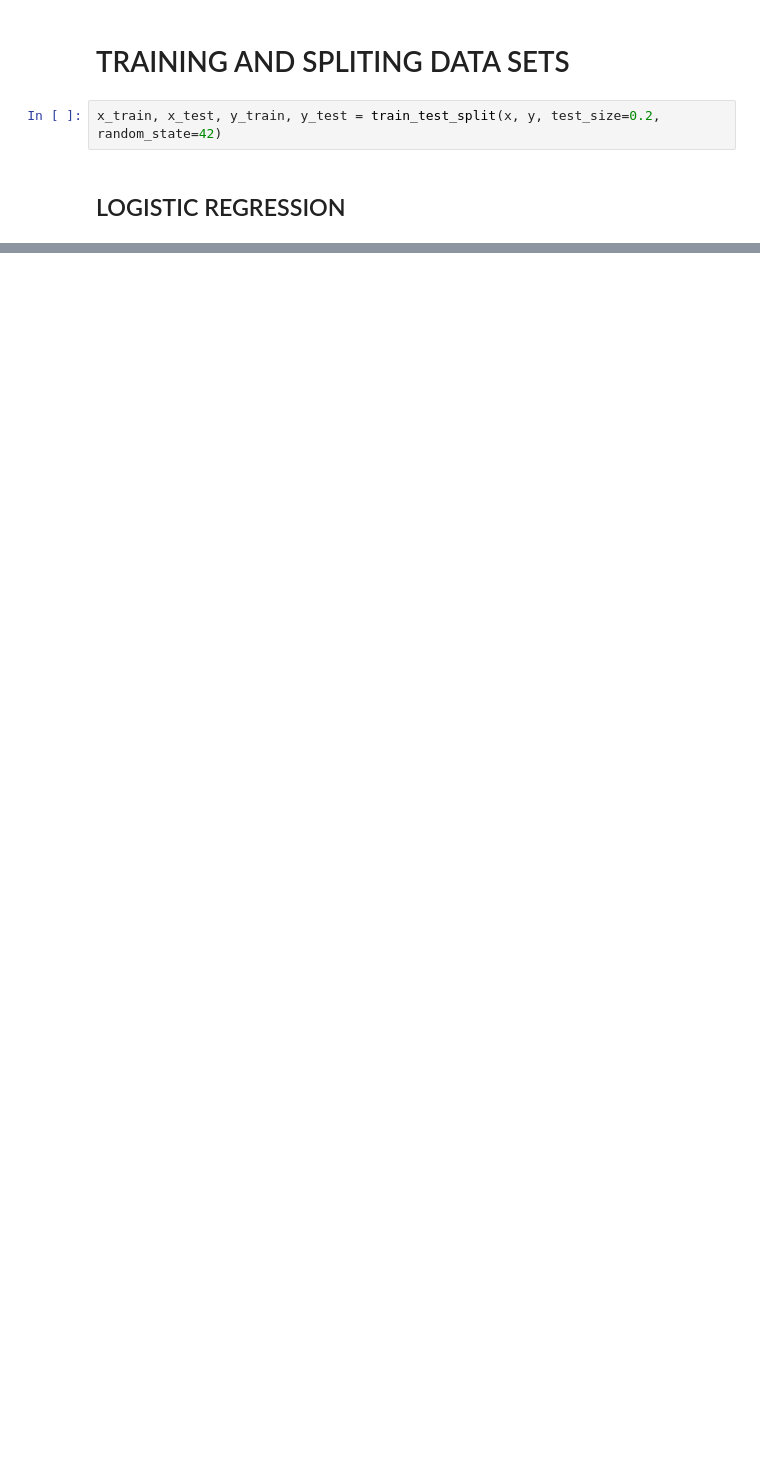
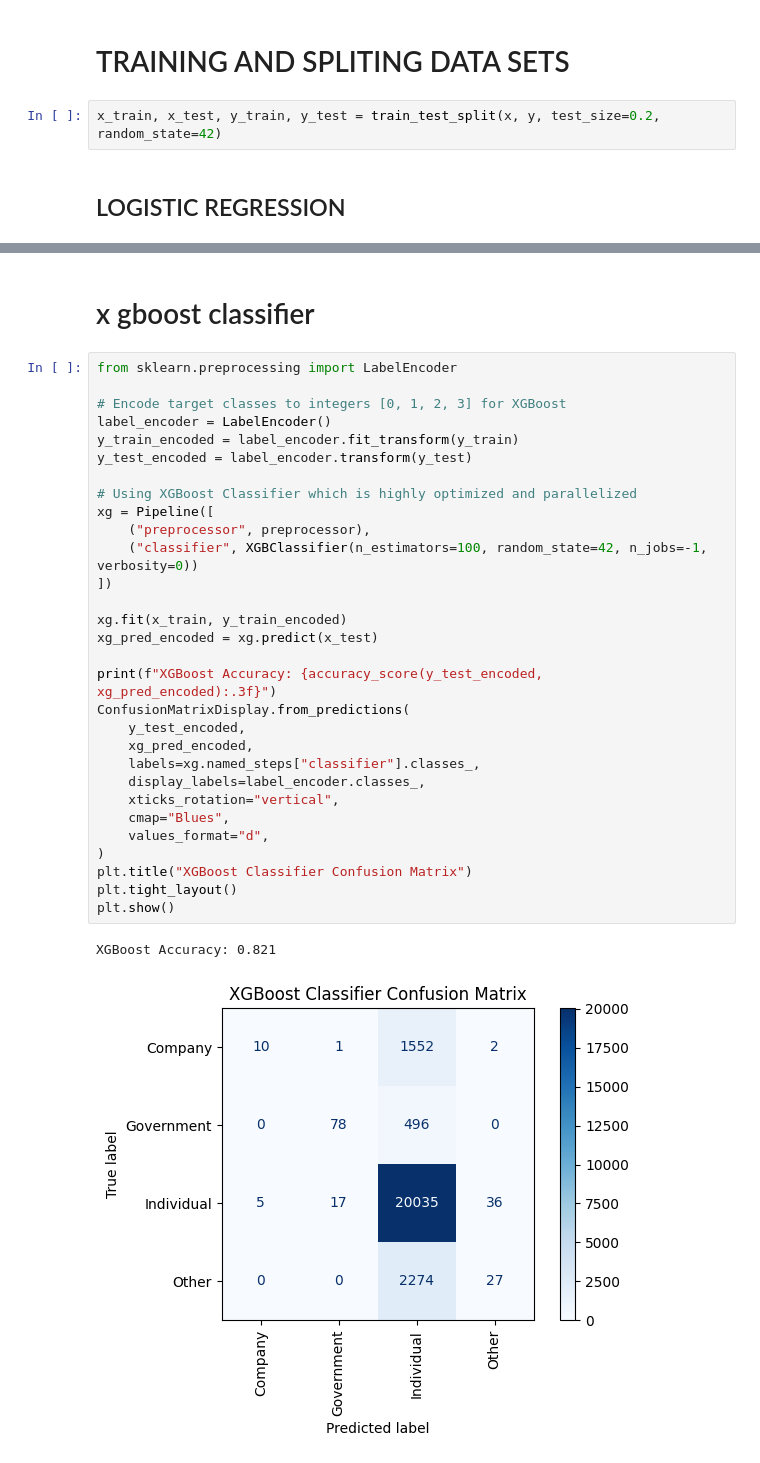
Before and after one commit to derrick4411/land-title-verification-ownership-intelligence-system, a Jupyter notebook: land_intelligence.ipynb, the cells around one changed output, grey strips where cells are left out. Saved outputs shown, nothing was run; the diff lists cells and outputs as text; blank space fills up the shorter version.

```diff
--- a/land_intelligence.ipynb
+++ b/land_intelligence.ipynb
@@ -381,0 +474,35 @@ LogisticRegression does not accept missing values encoded as NaN natively. For s
+# %% [markdown]
+# x gboost classifier
+# %%
+from sklearn.preprocessing import LabelEncoder
+
+# Encode target classes to integers [0, 1, 2, 3] for XGBoost
+label_encoder = LabelEncoder()
+y_train_encoded = label_encoder.fit_transform(y_train)
+y_test_encoded = label_encoder.transform(y_test)
+
+# Using XGBoost Classifier which is highly optimized and parallelized
+xg = Pipeline([
+    ("preprocessor", preprocessor),
+    ("classifier", XGBClassifier(n_estimators=100, random_state=42, n_jobs=-1, verbosity=0))
+])
+
+xg.fit(x_train, y_train_encoded)
+xg_pred_encoded = xg.predict(x_test)
+
+print(f"XGBoost Accuracy: {accuracy_score(y_test_encoded, xg_pred_encoded):.3f}")
+ConfusionMatrixDisplay.from_predictions(
+    y_test_encoded,
+    xg_pred_encoded,
+    labels=xg.named_steps["classifier"].classes_,
+    display_labels=label_encoder.classes_,
+    xticks_rotation="vertical",
+    cmap="Blues",
+    values_format="d",
+)
+plt.title("XGBoost Classifier Confusion Matrix")
+plt.tight_layout()
+plt.show()
+# %% [output]
+XGBoost Accuracy: 0.821
+[figure, added]
```
Also changed, not shown: parts of 9 cells of this notebook.
